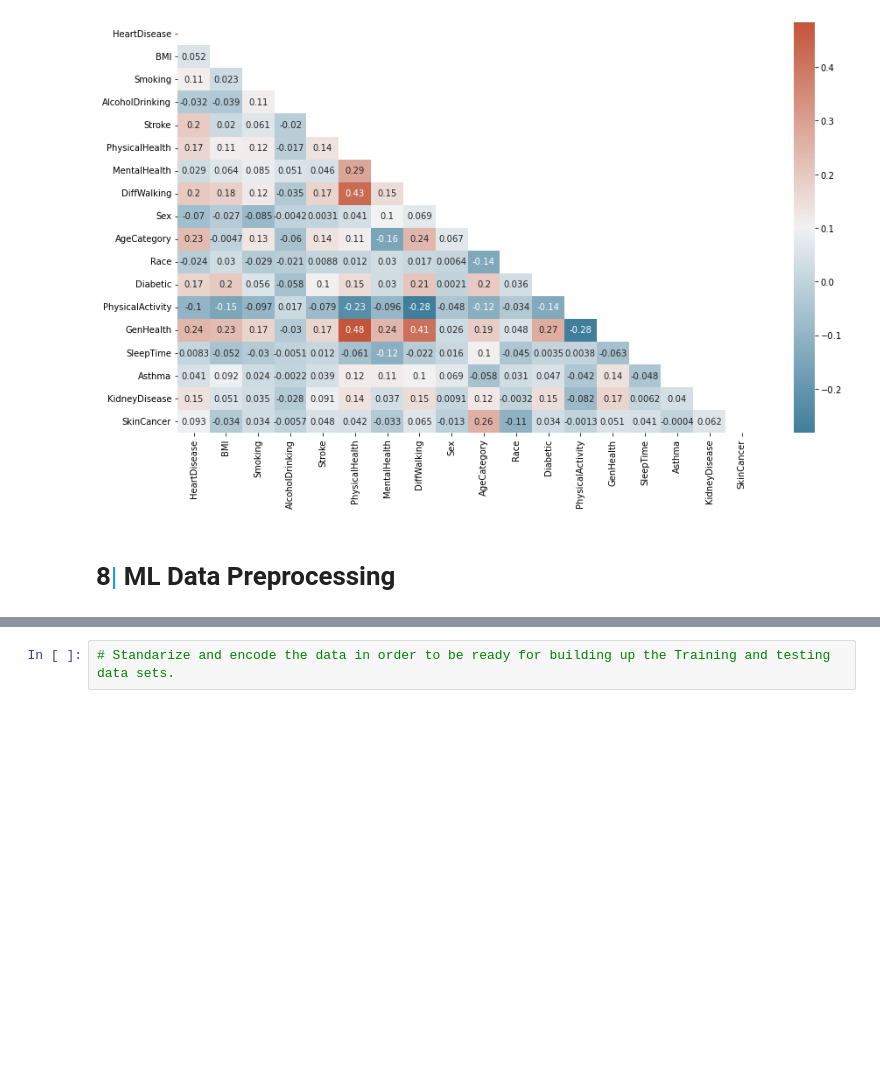
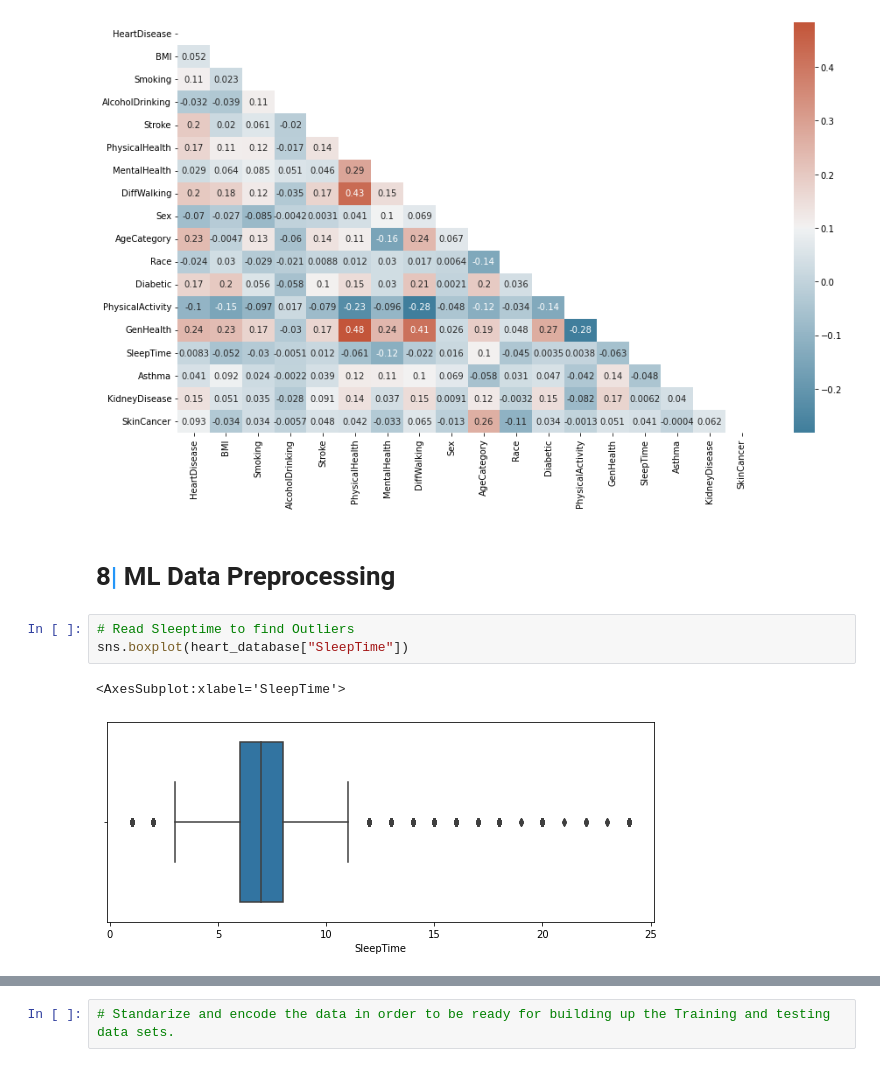
Before and after one commit to jhonpire/predicting_heartdisease, a Jupyter notebook: heart_disease_sample.ipynb, the cells around one changed output, grey strips where cells are left out. Saved outputs shown, nothing was run; the diff lists cells and outputs as text; blank space fills up the shorter version.

Commit message:
Sleeptime Outliers

```diff
--- a/heart_disease_sample.ipynb
+++ b/heart_disease_sample.ipynb
@@ -538,3 +538,9 @@ plt.show()
 [figure]
 # %% [markdown]
 # <b>8<span style='color:#0386f7de'>|</span> ML Data Preprocessing</b>
+# %%
+# Read Sleeptime to find Outliers
+sns.boxplot(heart_database["SleepTime"])
+# %% [output]
+<AxesSubplot:xlabel='SleepTime'>
+[figure, added]
```
Also changed, not shown: parts of 3 cells of this notebook.
